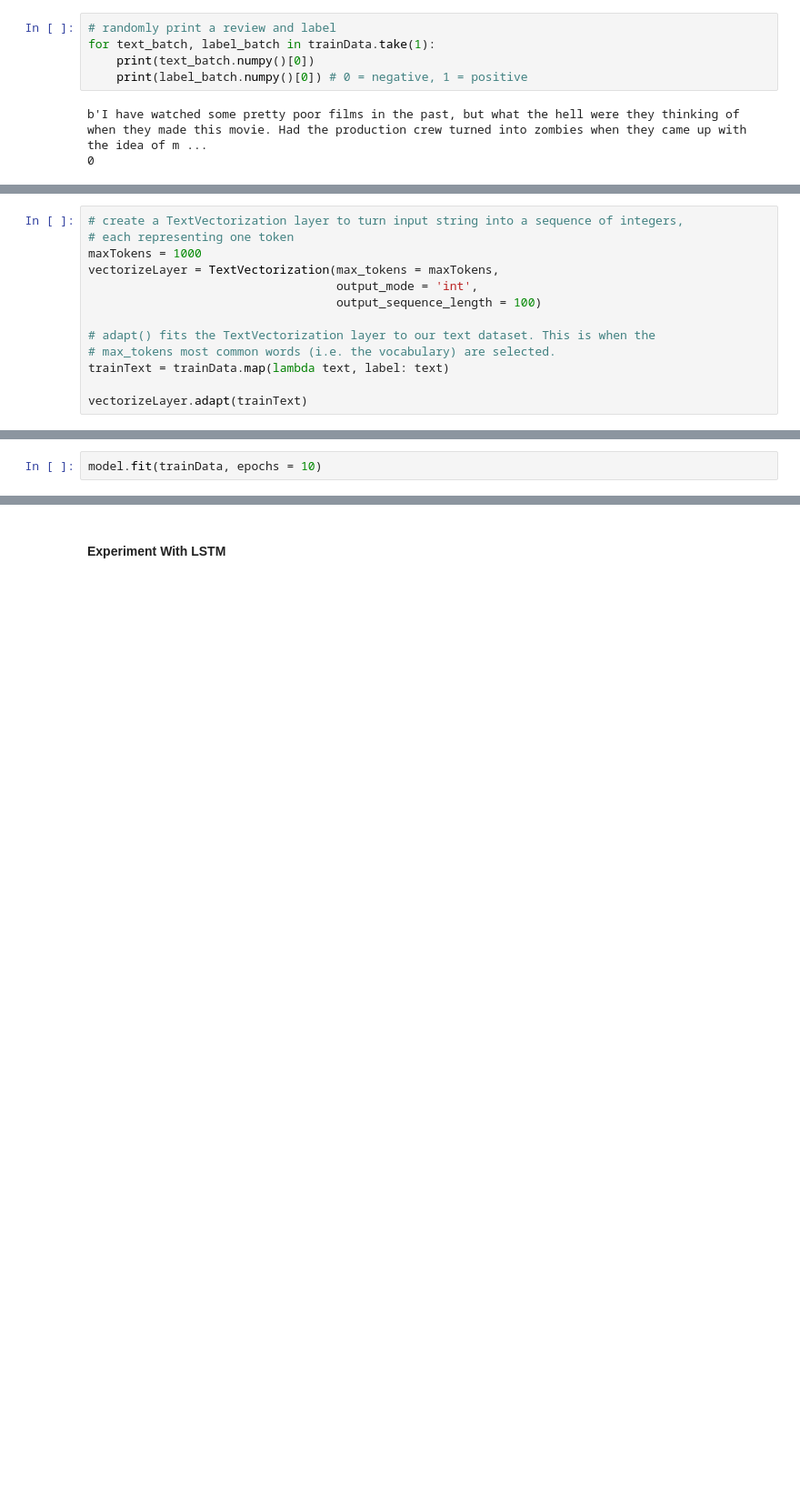
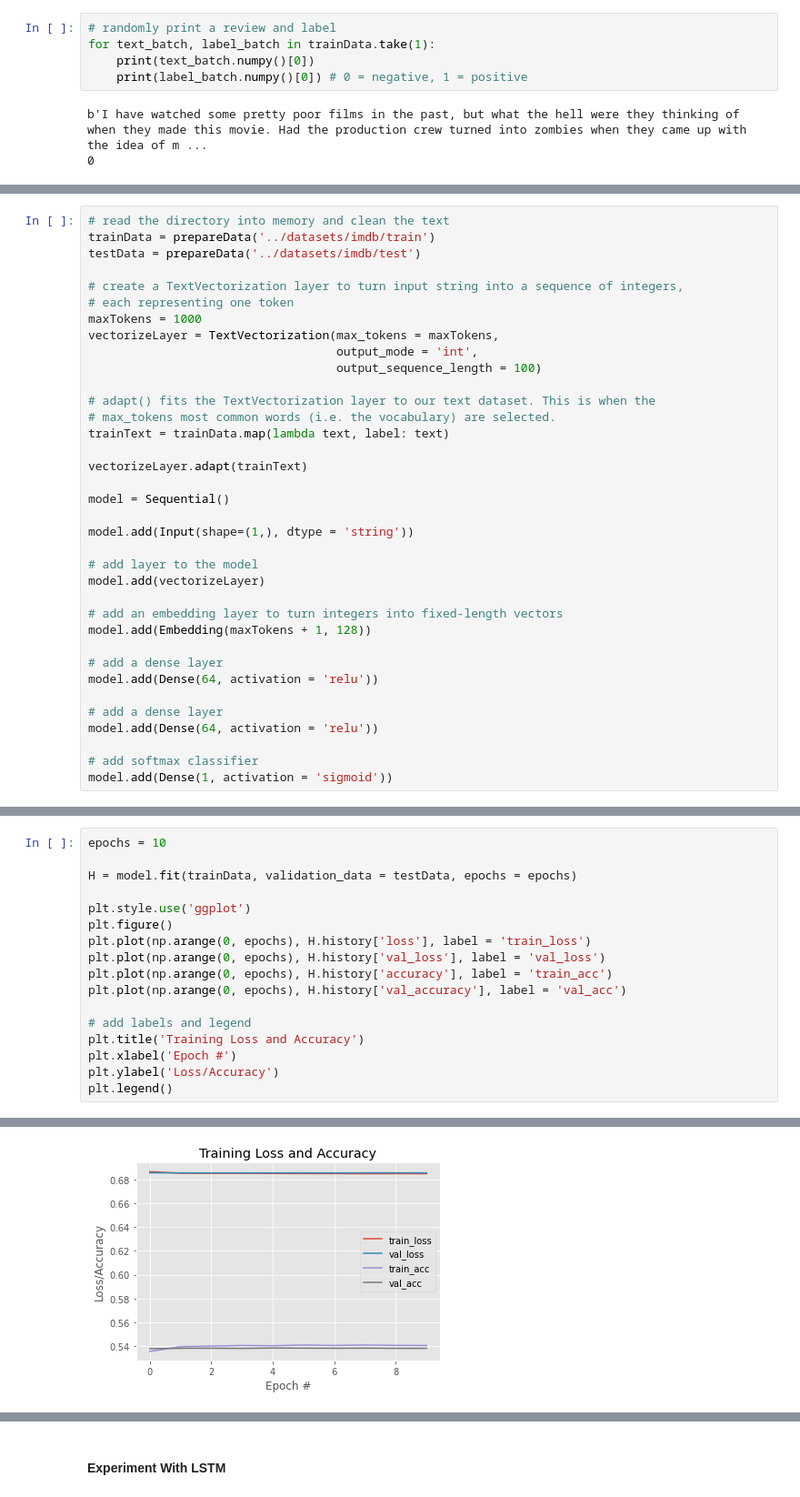
Before and after one commit to rtwhite1546/Fall-2020-Neural-Networks, a Jupyter notebook: Week-14/Week-14.ipynb, the cells around one changed output, grey strips where cells are left out. Shown: that part at 91% size. Cells and saved outputs as stored; diff of their text form; blank space fills up the shorter version.

```diff
--- a/Week-14/Week-14.ipynb
+++ b/Week-14/Week-14.ipynb
@@ -96,4 +108,8 @@ b'I have watched some pretty poor films in the past, but what the hell were they
 # %%
+# read the directory into memory and clean the text
+trainData = prepareData('../datasets/imdb/train')
+testData = prepareData('../datasets/imdb/test')
+
 # create a TextVectorization layer to turn input string into a sequence of integers,
 # each representing one token
 maxTokens = 1000
@@ -106,3 +122,22 @@ vectorizeLayer = TextVectorization(max_tokens = maxTokens,
 trainText = trainData.map(lambda text, label: text)
 
 vectorizeLayer.adapt(trainText)
+
+model = Sequential()
+
+model.add(Input(shape=(1,), dtype = 'string'))
+
+# add layer to the model
+model.add(vectorizeLayer)
+
+# add an embedding layer to turn integers into fixed-length vectors
+model.add(Embedding(maxTokens + 1, 128))
+
+# add a dense layer
+model.add(Dense(64, activation = 'relu'))
+
+# add a dense layer
+model.add(Dense(64, activation = 'relu'))
+
+# add softmax classifier
+model.add(Dense(1, activation = 'sigmoid'))
@@ -147,5 +166,3 @@ Total params: 140,609
 Trainable params: 140,609
 Non-trainable params: 0
 _________________________________________________________________
-# %%
-model.fit(trainData, epochs = 10)
@@ -175,0 +169,18 @@ Epoch 10/10
+# %%
+epochs = 10
+
+H = model.fit(trainData, validation_data = testData, epochs = epochs)
+
+plt.style.use('ggplot')
+plt.figure()
+plt.plot(np.arange(0, epochs), H.history['loss'], label = 'train_loss')
+plt.plot(np.arange(0, epochs), H.history['val_loss'], label = 'val_loss')
+plt.plot(np.arange(0, epochs), H.history['accuracy'], label = 'train_acc')
+plt.plot(np.arange(0, epochs), H.history['val_accuracy'], label = 'val_acc')
+
+# add labels and legend
+plt.title('Training Loss and Accuracy')
+plt.xlabel('Epoch #')
+plt.ylabel('Loss/Accuracy')
+plt.legend()
+# %% [output]
@@ -175,0 +208 @@ Epoch 10/10
+[figure, added]
```
Also changed, not shown: parts of 47 cells of this notebook.
